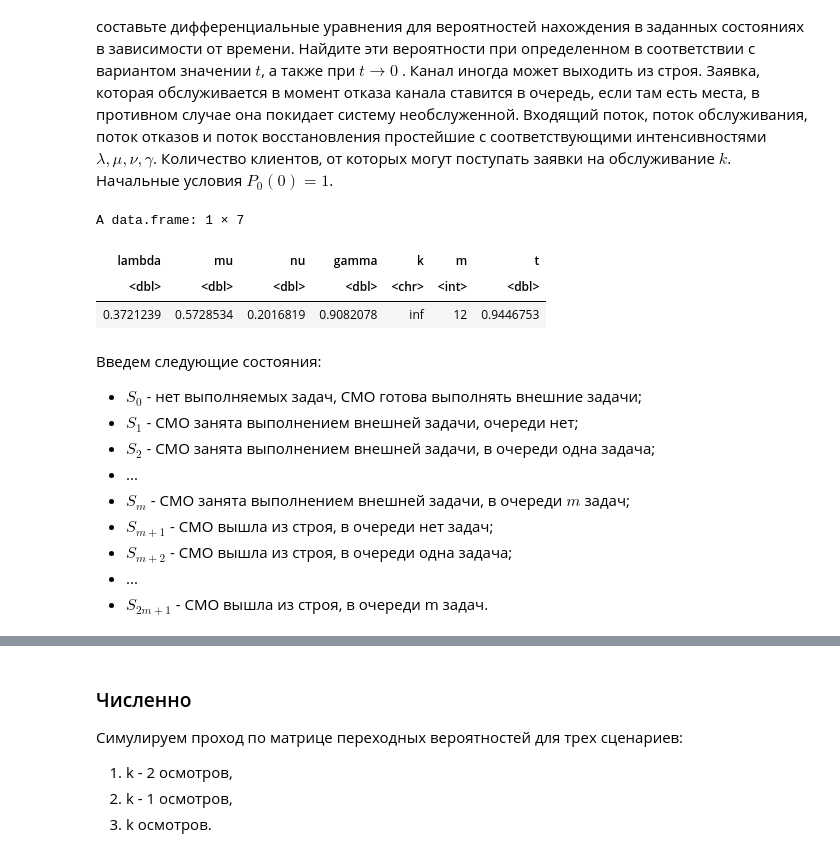
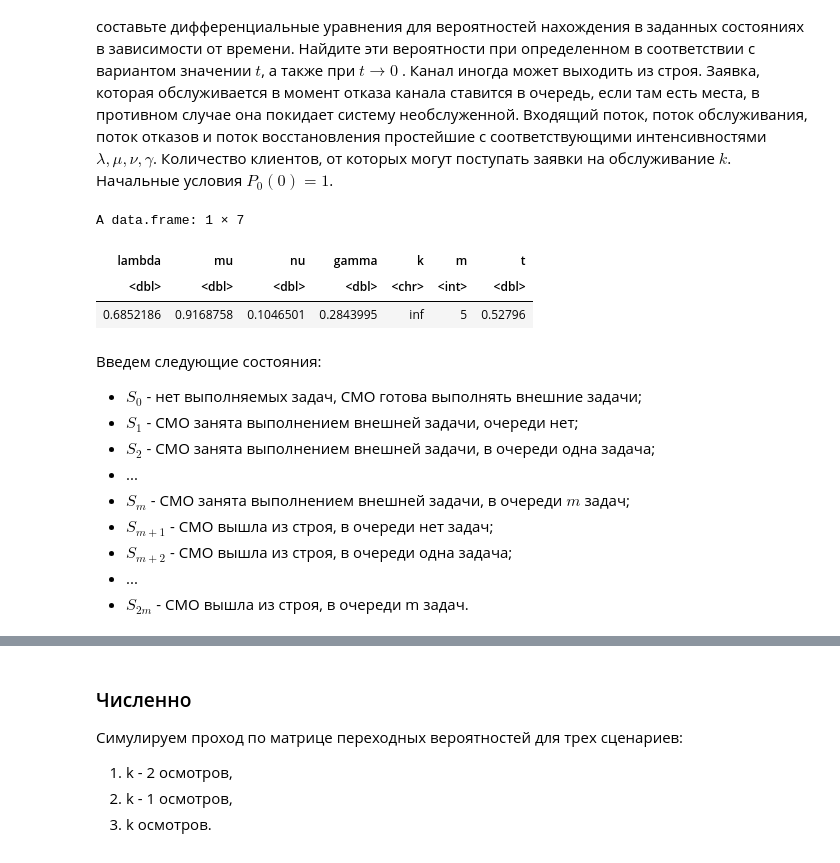
Before and after one commit to DeadlySquad13/t4-2-PerformanceAnalysis__Labs, a Jupyter notebook: Lab5/PerformanceAnalysis__Lab5.ipynb, the cells around one changed output, grey strips where cells are left out. Saved outputs shown, nothing was run; the diff lists cells and outputs as text; code cells hidden in the pictures.

```diff
--- a/Lab5/PerformanceAnalysis__Lab5.ipynb
+++ b/Lab5/PerformanceAnalysis__Lab5.ipynb
@@ -14,41 +14,41 @@
 клиентов, от которых могут поступать заявки на обслуживание $k$. Начальные
 условия $P_0(0) = 1$.
 # %%
-Variant <- 1
+Variant <- 5
 set.seed(Variant)
 m <- sample(c(4:18), 1)
 
 mu <- runif(1)
 
 lambda <- runif(1)
 if (lambda > mu) {
     current <- lambda
     lambda <- mu
     mu <- current
 }
 
 gamma <- runif(1)
 
 nu <- runif(1)
 
 if (gamma < nu) {
     current <- nu
     nu <- gamma
     gamma <- current
 }
 
 if (sample(c(0:1), 1)) {
     k <- sample(c(4:7), 1)
 } else {
     k <- "inf"
 }
 t <- runif(1)
 View(data.frame(lambda, mu, nu, gamma, k, m, t))
 # %% [output]
 A data.frame: 1 × 7
 | lambda | mu | nu | gamma | k | m | t |
 | <dbl> | <dbl> | <dbl> | <dbl> | <chr> | <int> | <dbl> |
-| 0.3721239 | 0.5728534 | 0.2016819 | 0.9082078 | inf | 12 | 0.9446753 |
+| 0.6852186 | 0.9168758 | 0.1046501 | 0.2843995 | inf | 5 | 0.52796 |
 # %% [markdown]
 Введем следующие состояния:
 - $S_0$ - нет выполняемых задач, СМО готова выполнять внешние задачи;
@@ -59,7 +59,7 @@ A data.frame: 1 × 7
 - $S_{m+1}$ - СМО вышла из строя, в очереди нет задач;
 - $S_{m+2}$ - СМО вышла из строя, в очереди одна задача;
 - ...
-- $S_{2m + 1}$ - СМО вышла из строя, в очереди m задач.
+- $S_{2m}$ - СМО вышла из строя, в очереди m задач.
 # %% [markdown]
 Тогда граф состояний будет выглядеть:
 ![graph](./StateGraph.png)
```
Also changed, not shown: parts of 20 cells of this notebook, 2 other files.
